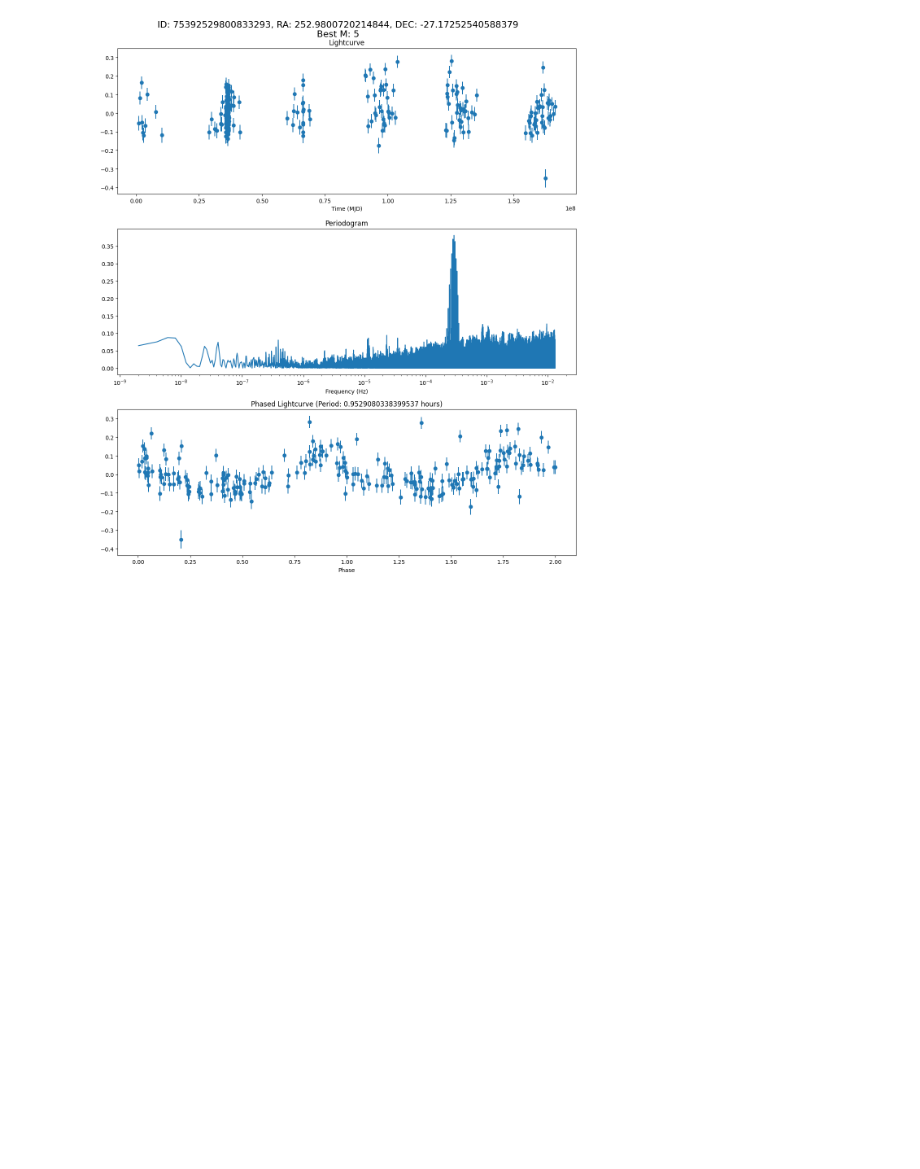
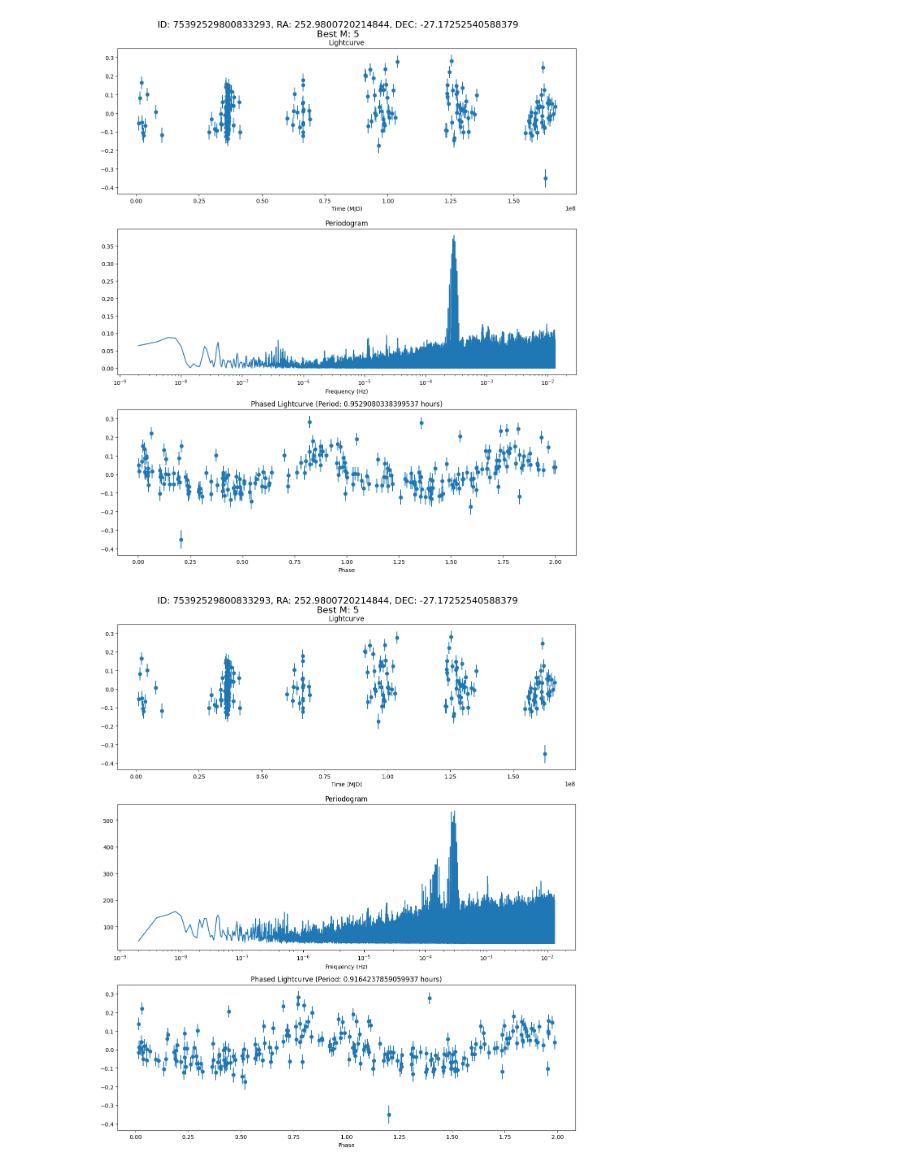
Before and after one commit to zvar-astro/zvar-tools, a Jupyter notebook: notebooks/zvar_analysis.ipynb, the cells around one changed output. Saved outputs shown, nothing was run; the diff lists cells and outputs as text; code cells hidden in the pictures; blank space fills up the shorter version.

```diff
--- a/notebooks/zvar_analysis.ipynb
+++ b/notebooks/zvar_analysis.ipynb
@@ -100,11 +101,13 @@ plot_periodicity(candidate, time, flux, fluxerr, ls_pgram, best_period, show_plo
 # %% [output]
 [figure]
 # %%
-# TODO, same with fpw (need Sam to provide that code)
+# Same but with Sam's FPW (needs to be installed from .whl)
 
-# import fpw
-# fpw_pgram = fpw.run_fpw(barycorr_times, flux, ferrs, fgrid, 5)
-# fpw_pgram[np.isnan(fpw_pgram)] = 0
-# best_period = 1/fgrid[np.argmax(fpw_pgram)]
+f_grid = freq_grid(time)
+fpw_pgram = fpw.run_fpw(time, flux, fluxerr, fgrid, 5)
+fpw_pgram[np.isnan(fpw_pgram)] = 0
+best_period = 1/fgrid[np.argmax(fpw_pgram)]
 
-# plot_periodicity(candidate, barycorr_times, flux, ferrs, fpw_pgram, best_period, show_plot=True)
+plot_periodicity(candidate, time, flux, fluxerr, fpw_pgram, best_period, show_plot=True)
+# %% [output]
+[figure, added]
```
Also changed, not shown: parts of 2 cells of this notebook, 2 other files.
